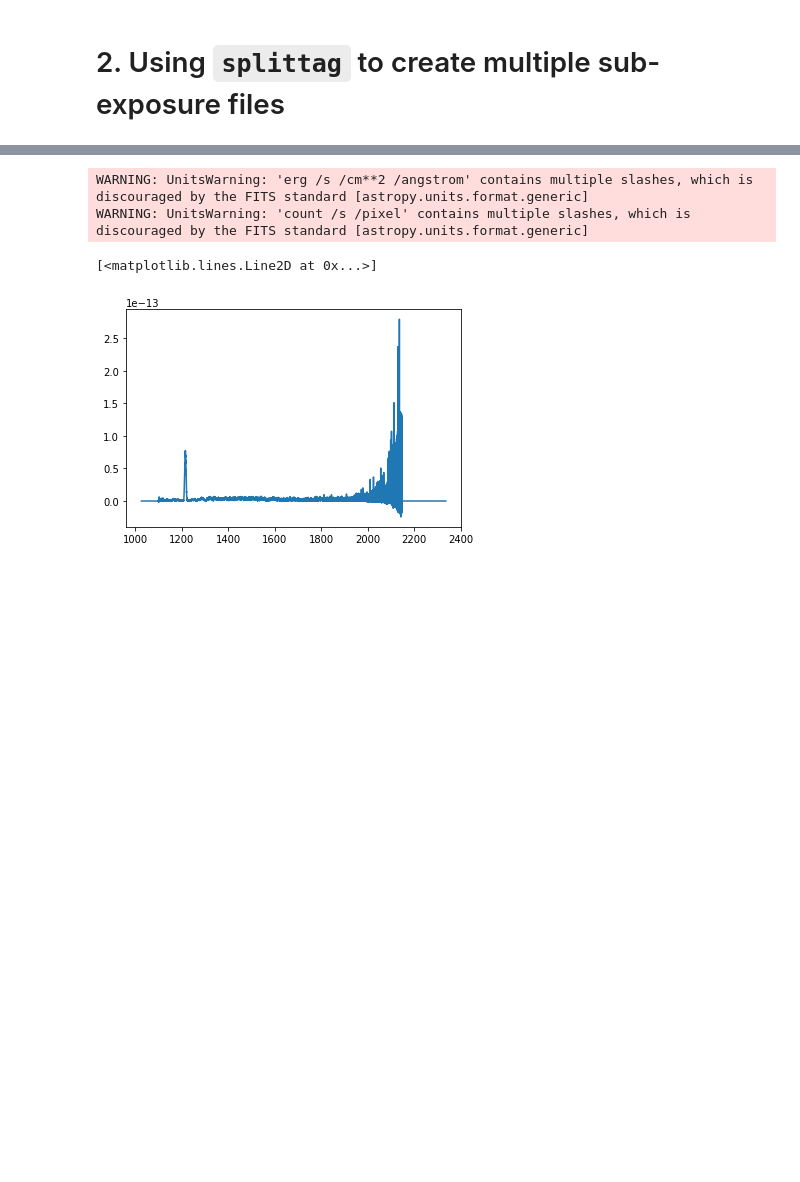
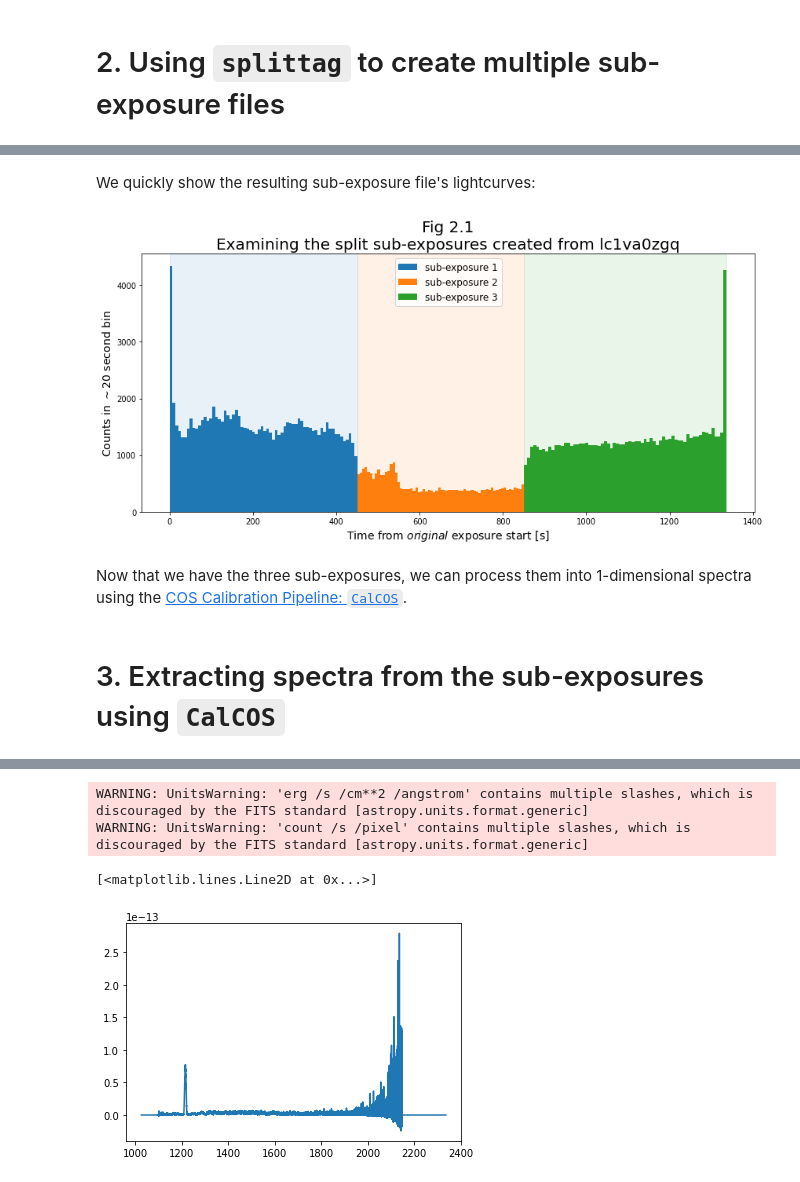
Before and after one commit to nkerman/notebooks, a Jupyter notebook: notebooks/COS/Splittag/Splittag.ipynb, the cells around one changed output, grey strips where cells are left out. Drawn from its saved outputs; the diff is of its cells as text; code cells hidden in the pictures; blank space fills up the shorter version.

```diff
--- a/notebooks/COS/Splittag/Splittag.ipynb
+++ b/notebooks/COS/Splittag/Splittag.ipynb
@@ -222,13 +181,0 @@ spec_outlist = glob.glob('./output/spec_intervals/*fits')
-# %%
-for rs in spec_outlist:
-    ffs = Table.read(rs,1)
-    timess = ffs['TIME']
-    d,e,f = plt.hist(timess,100, alpha = 0.25)
-
-for rf in reg_outlist:
-    ffr = Table.read(rf,1)
-    timesr = ffr['TIME']
-    a,b,c = plt.hist(timesr,100)
-
-plt.ylim(0,1400)
-plt.show()
@@ -269,0 +220,41 @@ Extraction algorithm = BOXCAR
+# %% [markdown]
+We quickly show the resulting sub-exposure file's lightcurves:
+# %%
+# Create the plot:
+fig = plt.figure(figsize = (12, 6))
+
+# Gather the split sub-exposure files:
+spec_outlist = sorted(glob.glob('./output/spec_intervals/*fits'))
+# Make histogram lightcurves as in previous plots
+binsize = 20
+for splitfile in spec_outlist:
+    epoch_number = os.path.basename(splitfile).split('_')[1]
+    ffs = Table.read(splitfile,1)
+    timess = ffs['TIME']
+    d,e,f = plt.hist(timess, bins = int(max(timesc)/binsize), alpha = 1,
+                    label = f"sub-exposure {epoch_number}")
+
+# Add time ranges "epochs" or "windows of time" as transparent spans:
+epoch_markers = [0,450,850, max(timesc)]
+for i in range(3):
+    plt.axvspan(epoch_markers[i], epoch_markers[i+1],
+                color = ['C0','C1','C2'][i], alpha = 0.1,
+                label = None)
+
+# Format the Figure
+plt.legend(fontsize = 12)
+plt.title(f"Fig 2.1\nExamining the split sub-exposures created from {transit_basename}",
+         size = 20)
+plt.xlabel("Time from $original$ exposure start [s]",
+        fontsize = 14)
+plt.ylabel(f"Counts in $\sim${binsize} second bin",
+        fontsize = 14)
+plt.tight_layout()
+plt.savefig(plots_dir + 'subexps.png', bbox_inches = 'tight', dpi = 200)
+# %% [output]
+[figure, added]
+# %% [markdown]
+Now that we have the three sub-exposures, we can process them into 1-dimensional spectra using the [COS Calibration Pipeline: `CalCOS`](https://github.com/spacetelescope/calcos).
+# %% [markdown]
+<a id=extractSp></a>
+# 3. Extracting spectra from the sub-exposures using `CalCOS`
```
Also changed, not shown: parts of 22 cells of this notebook.
